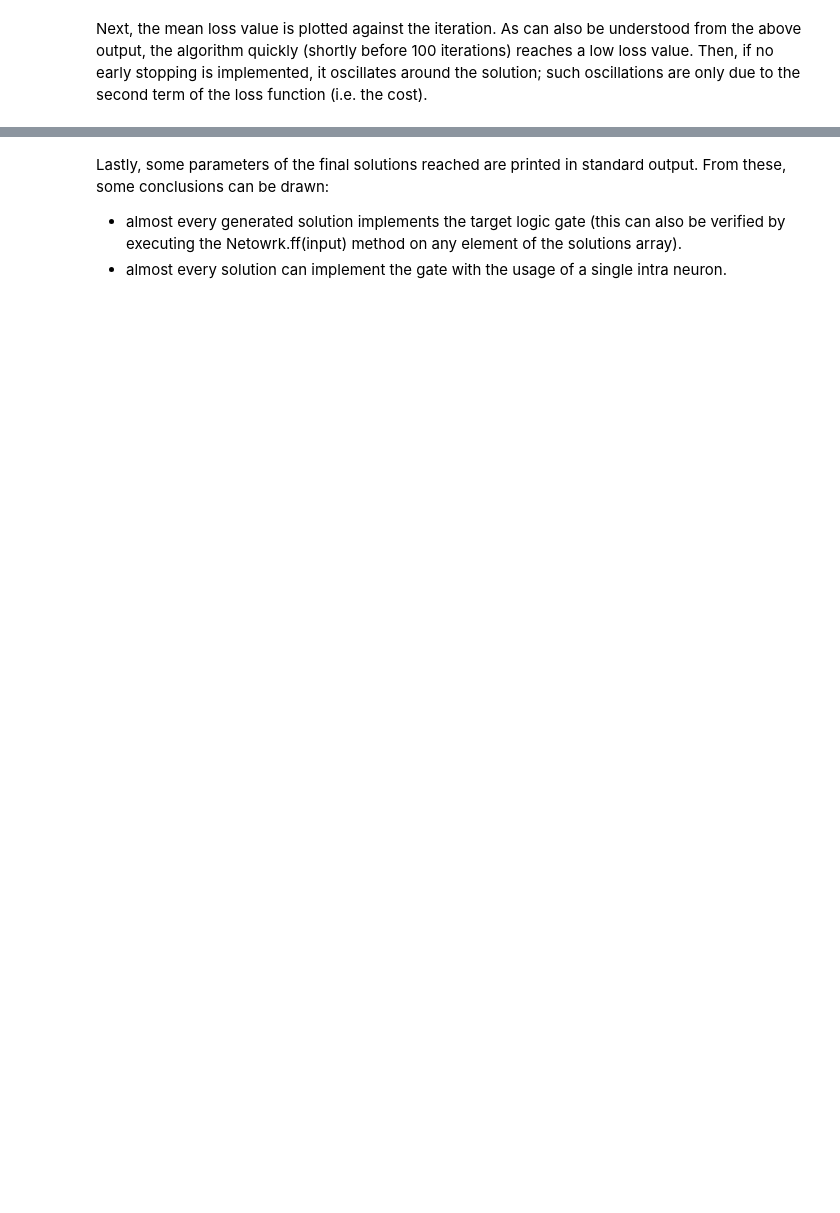
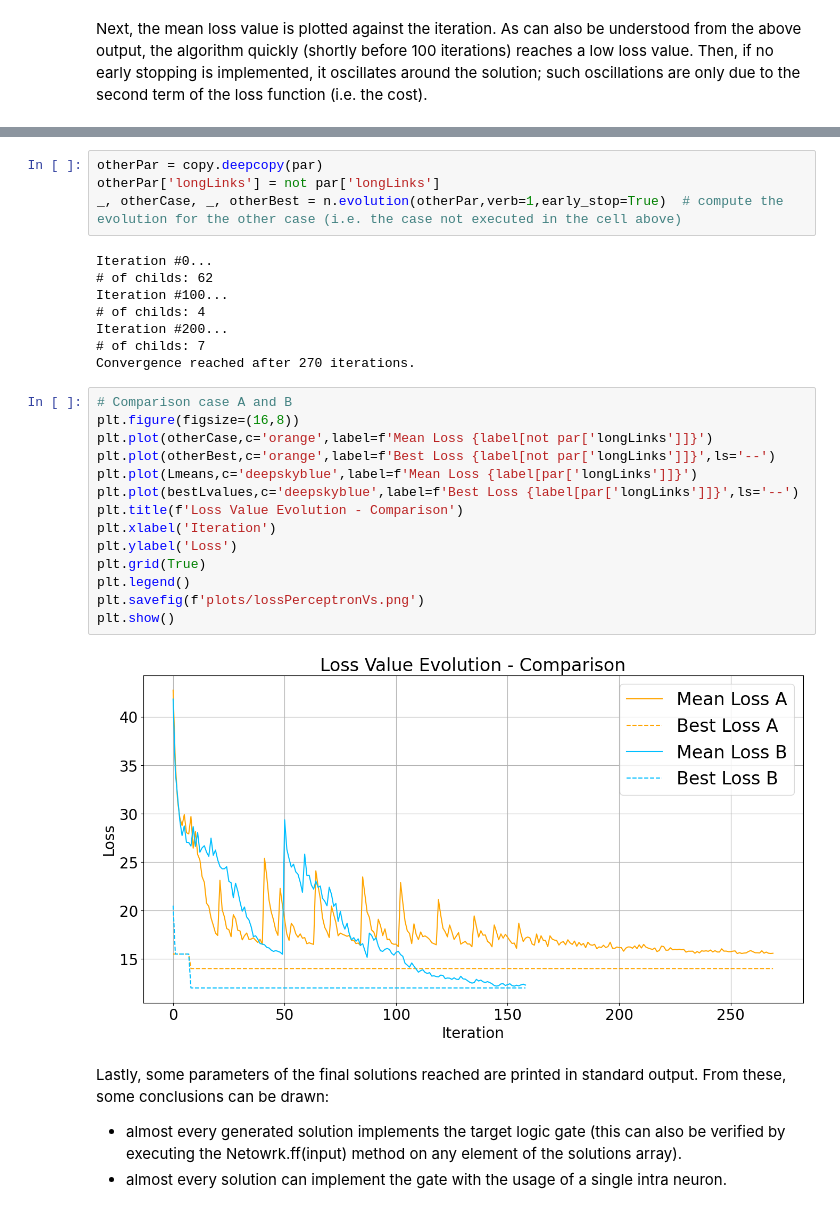
Before and after one commit to pietromalagoli/NeuronEvolution, a Jupyter notebook: Perceptron/xor.ipynb, the cells around one changed output, grey strips where cells are left out. Saved outputs shown, nothing was run; the diff lists cells and outputs as text; blank space fills up the shorter version.

```diff
--- a/Perceptron/xor.ipynb
+++ b/Perceptron/xor.ipynb
@@ -117,3 +115,31 @@ plt.show()
+# %%
+otherPar = copy.deepcopy(par)
+otherPar['longLinks'] = not par['longLinks']
+_, otherCase, _, otherBest = n.evolution(otherPar,verb=1,early_stop=True)  # compute the evolution for the other case (i.e. the case not executed in the cell above)
+# %% [output]
+Iteration #0...
+# of childs: 62
+Iteration #100...
+# of childs: 4
+Iteration #200...
+# of childs: 7
+Convergence reached after 270 iterations.
+# %%
+# Comparison case A and B
+plt.figure(figsize=(16,8))
+plt.plot(otherCase,c='orange',label=f'Mean Loss {label[not par['longLinks']]}')
+plt.plot(otherBest,c='orange',label=f'Best Loss {label[not par['longLinks']]}',ls='--')
+plt.plot(Lmeans,c='deepskyblue',label=f'Mean Loss {label[par['longLinks']]}')
+plt.plot(bestLvalues,c='deepskyblue',label=f'Best Loss {label[par['longLinks']]}',ls='--')
+plt.title(f'Loss Value Evolution - Comparison')
+plt.xlabel('Iteration')
+plt.ylabel('Loss')
+plt.grid(True)
+plt.legend()
+plt.savefig(f'plots/lossPerceptronVs.png')
+plt.show()
+# %% [output]
+[figure, added]
 # %% [markdown]
 Lastly, some parameters of the final solutions reached are printed in standard output. From these, some conclusions can be drawn:
 - almost every generated solution implements the target logic gate (this can also be verified by executing the Netowrk.ff(input) method on any element of the solutions array).
```
Also changed, not shown: parts of 10 cells of this notebook, 5 other files.
